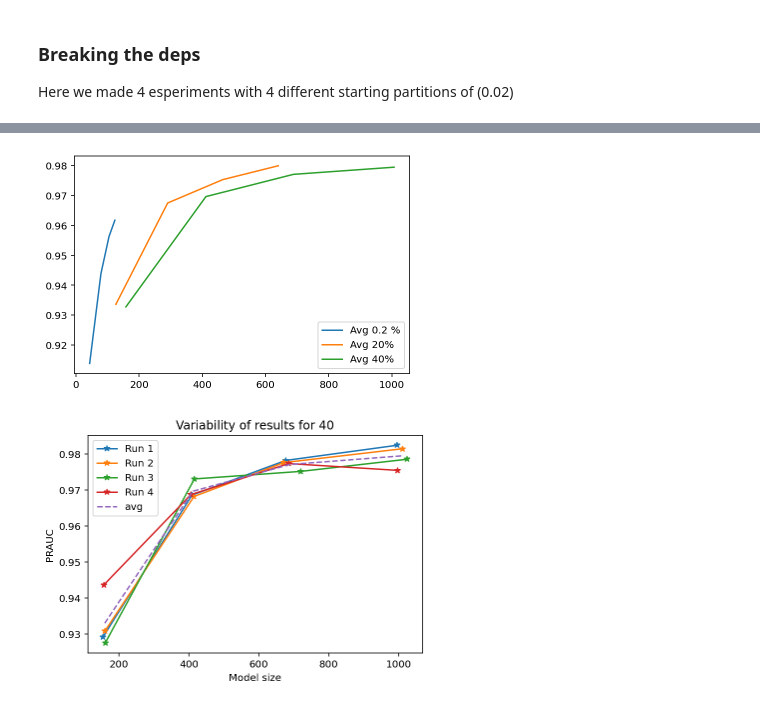
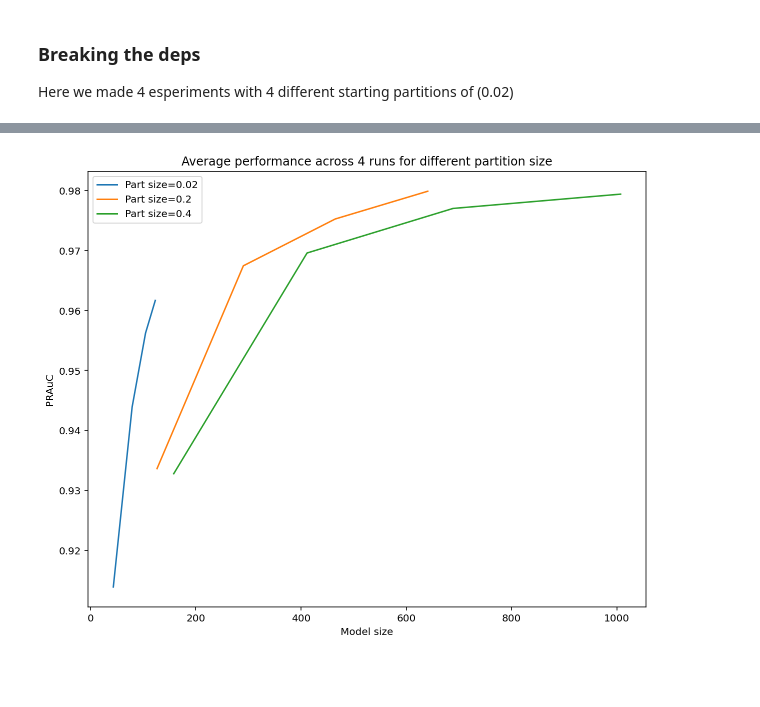
Before and after one commit to jrybicki-jsc/smms, a Jupyter notebook: graphla/newcluster_results.ipynb, the cells around one changed output, grey strips where cells are left out. Saved outputs shown, nothing was run; the diff lists cells and outputs as text; code cells hidden in the pictures; blank space fills up the shorter version.

Commit message:
avg performance

```diff
--- a/graphla/newcluster_results.ipynb
+++ b/graphla/newcluster_results.ipynb
@@ -637,9 +629,0 @@ rres20 = read_multirun(suffix=suffix)
-# %%
-plt.title(f"Variability of results for {suffix}")
-for seed in range(1,5):
-    plt.plot(rres20[seed][1], rres20[seed][0], '-*', label=f"Run {seed}")
-
-plt.plot(s,a,'--', label='avg')
-plt.xlabel('Model size')
-plt.ylabel('PRAUC')
-plt.legend();
@@ -648,2 +630,4 @@ plt.legend();
 # %%
-rres40 = read_multirun(suffix='40')
+rres=dict()
+for suffix in ['002', '02', '04']:
+    rres[suffix] = read_multirun(suffix=suffix)
@@ -664,0 +634,17 @@ def get_avgs(results):
+# %%
+
+fig, ax = plt.subplots(1, 3, figsize=(18,6), sharey=True)
+fig.suptitle('Variability of performance (for each parition size 4 different seeds, avg with dashed line)')
+
+for i, suffix in enumerate(rres.keys()):
+    data = rres[suffix]
+    ax[i].set_title(f"Partition size {suffix.replace('0', '0.', 1)}")
+    for seed in range(1,5):
+        ax[i].plot(data[seed][1], data[seed][0], '-*', label=f"Run {seed} ", alpha=0.4)
+    x,y = get_avgs(results=data)
+    ax[i].plot(x,y,'--', alpha=1.0, lw=2.0)
+    ax[i].set_xlabel('Model size')
+
+
+
+ax[0].set_ylabel('PRAuC');
@@ -665,24 +653,13 @@ def get_avgs(results):
 # %%
-x,y = get_avgs(results=rres20)
-x2,y2 = get_avgs(results=rres2)
-x3,y3 = get_avgs(results=rres40)
 
-plt.plot(x2, y2, label='Avg 0.2 %')
-plt.plot(x,y, label='Avg 20%')
-plt.plot(x3,y3, label='Avg 40%')
+plt.figure(figsize=(10,8))
+plt.title('Average performance across 4 runs for different partition size')
+for suffix, data in rres.items():
+    x,y = get_avgs(results=data)
+    plt.plot(x, y, label=f"Part size={suffix.replace('0', '0.', 1)}")
 
+plt.xlabel('Model size')
+plt.ylabel('PRAuC')
 plt.legend();
 # %% [output]
-[figure, old version]
+[figure, new version]
-# %%
-suffix='40'
-plt.title(f"Variability of results for {suffix}")
-for seed in range(1,5):
-    plt.plot(rres40[seed][1], rres40[seed][0], '-*', label=f"Run {seed}")
-
-plt.plot(x3,y3,'--', label='avg')
-plt.xlabel('Model size')
-plt.ylabel('PRAUC')
-plt.legend();
-# %% [output]
-[figure, removed]
```
Also changed, not shown: parts of 9 cells of this notebook.
